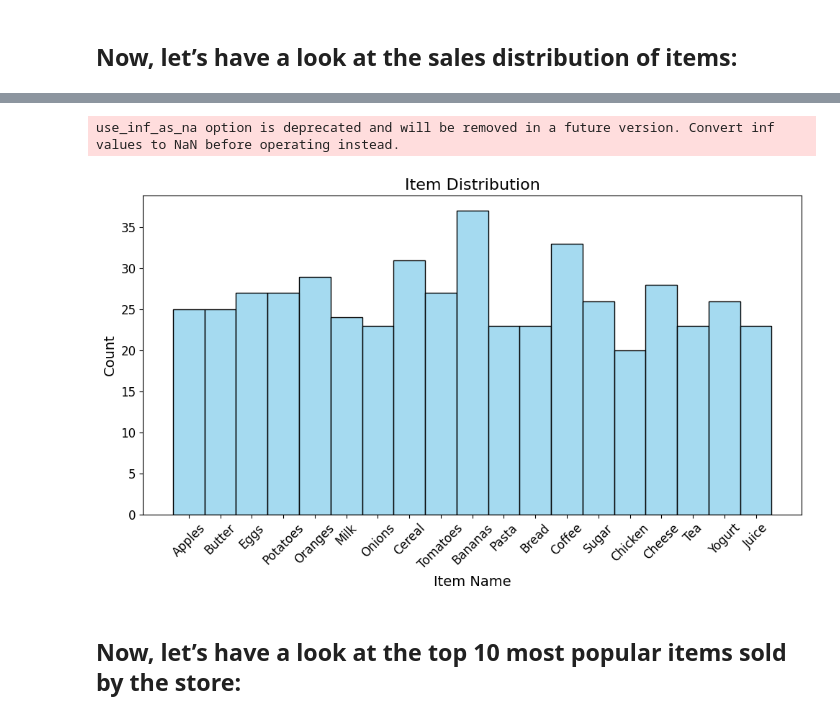
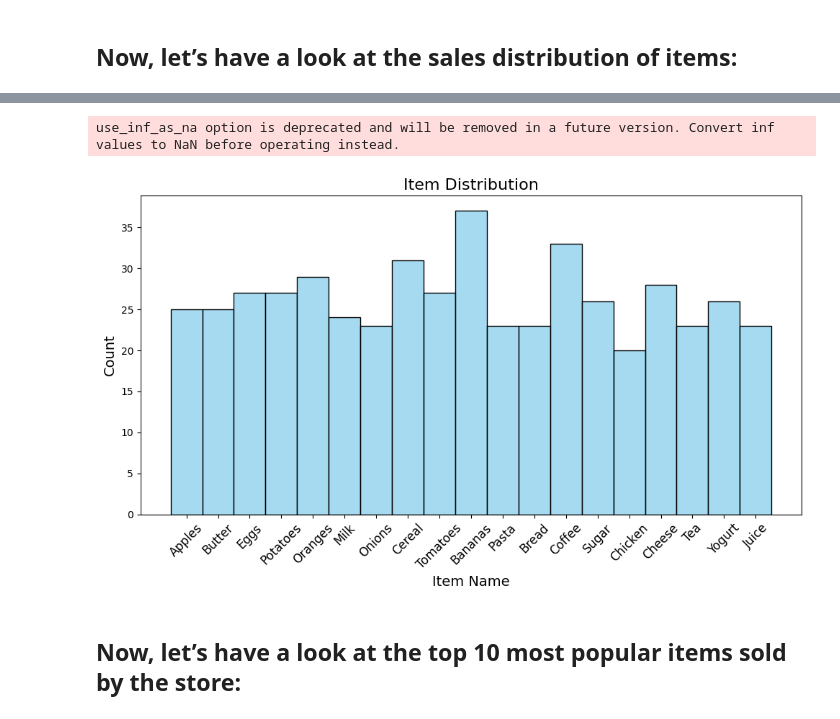
Before and after one commit to iamshanu14/MarketBasket-Analysis, a Jupyter notebook: market basket analysis.ipynb, the cells around one changed output, grey strips where cells are left out. Cells and saved outputs as stored; diff of their text form; code cells hidden in the pictures.

```diff
--- a/market basket analysis.ipynb
+++ b/market basket analysis.ipynb
@@ -88,20 +83,20 @@ fig.show()
 # %%
+import seaborn as sns
+import matplotlib.pyplot as plt
+
 # Create the histogram
 plt.figure(figsize=(10, 6))
-sns.histplot(data=data, x='Itemname', kde=False, bins=None, color='skyblue')
+sns.histplot(data=data, x='Itemname', color='skyblue')
 
-# Customize the chart
+# Customize and show the plot
 plt.title('Item Distribution', fontsize=16)
 plt.xlabel('Item Name', fontsize=14)
 plt.ylabel('Count', fontsize=14)
 plt.xticks(rotation=45, fontsize=12)
-plt.yticks(fontsize=12)
-
-# Show the chart
 plt.tight_layout()
 plt.show()
 # %% [output]
 use_inf_as_na option is deprecated and will be removed in a future version. Convert inf values to NaN before operating instead.
-[figure, old version]
+[figure, new version]
 # %% [markdown]
 ## Now, let’s have a look at the top 10 most popular items sold by the store:
```
Also changed, not shown: parts of 3 cells of this notebook.
